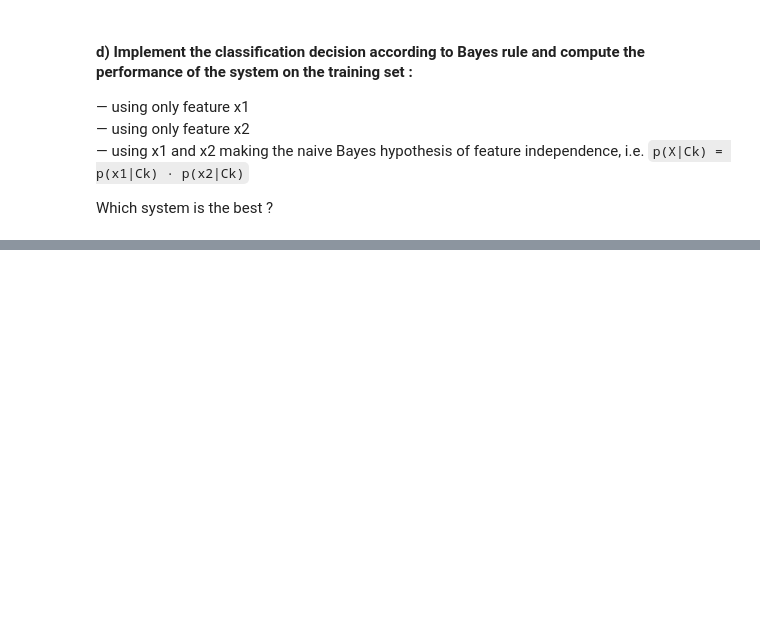
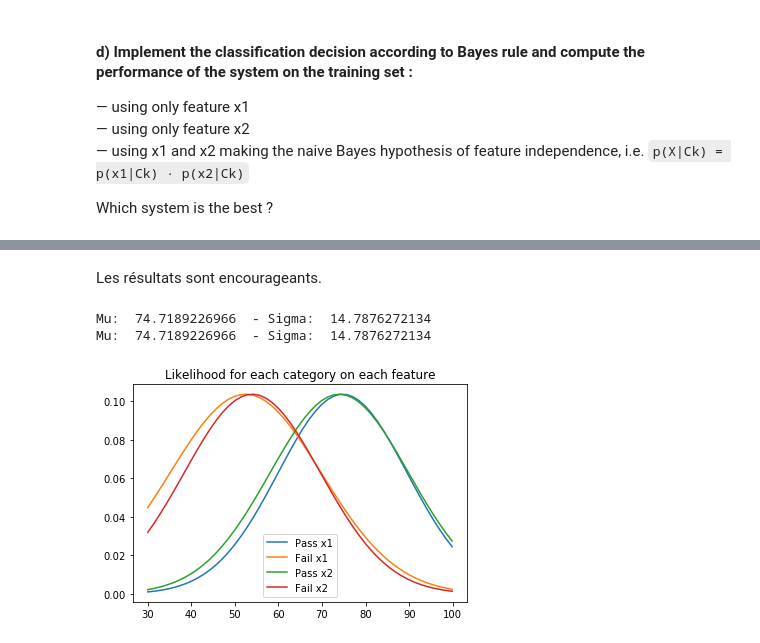
Before and after one commit to nkcr/MSE---T-MachLe, a Jupyter notebook: 04/MSE - T-MachLe - PW04.ipynb, the cells around one changed output, grey strips where cells are left out. Cells and saved outputs as stored; diff of their text form; code cells hidden in the pictures; blank space fills up the shorter version.

```diff
--- a/04/MSE - T-MachLe - PW04.ipynb
+++ b/04/MSE - T-MachLe - PW04.ipynb
@@ -269,0 +369,35 @@ Performance:  0.6161616161616161
+# %% [markdown]
+Les résultats sont encourageants.
+# %%
+import matplotlib.mlab as mlab
+from scipy.stats import norm
+(mu, sigma) = norm.fit(ones_x1)
+
+print("Mu: ", mu, " - Sigma: ", sigma)
+
+mu = np.average(ones_x1)
+sigma = np.std(ones_x1)
+
+print("Mu: ", mu, " - Sigma: ", sigma)
+
+x = np.linspace(np.min(x1), np.max(x1))
+y = [likelihood(x1, mu, sigma) for x1 in x]
+plt.plot(x,y, label="Pass x1")
+
+y = [likelihood(x1, np.average(zero_x1), np.std(zero_x1)) for x1 in x]
+plt.plot(x,y, label="Fail x1")
+
+y = [likelihood(x1, np.average(ones_x2), np.std(ones_x2)) for x1 in x]
+plt.plot(x,y, label="Pass x2")
+
+y = [likelihood(x1, np.average(zero_x2), np.std(zero_x2)) for x1 in x]
+plt.plot(x,y, label="Fail x2")
+
+#plt.hist(ones_x1, bins='auto')
+plt.legend()
+plt.title("Likelihood for each category on each feature")
+plt.show()
+# %% [output]
+Mu:  74.7189226966  - Sigma:  14.7876272134
+Mu:  74.7189226966  - Sigma:  14.7876272134
+[figure, added]
```
Also changed, not shown: parts of 4 cells of this notebook, 10 other files.
